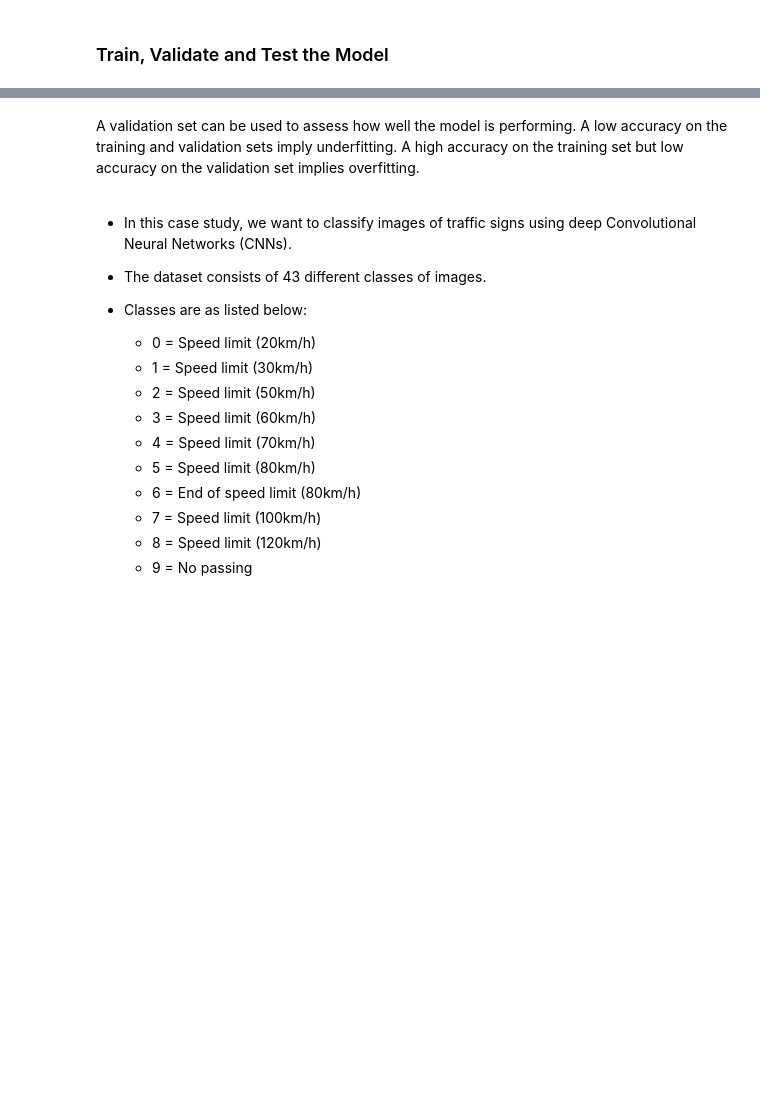
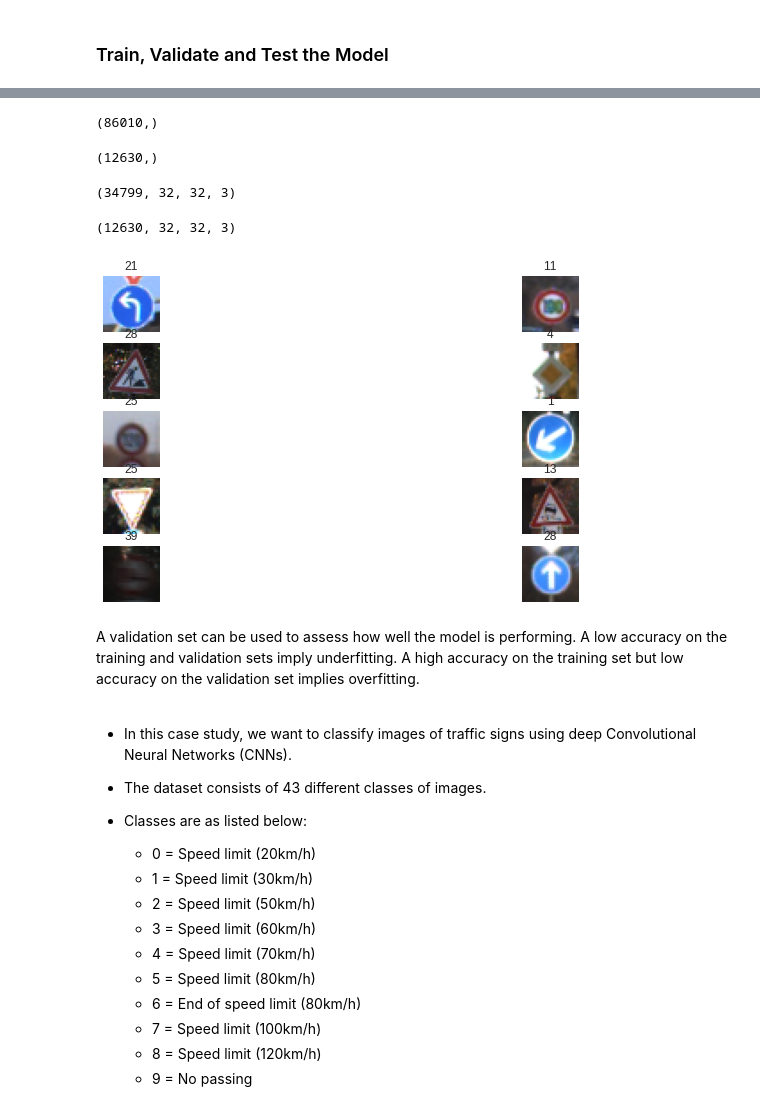
Before and after one commit to hayari/GoMyCodeML, a Jupyter notebook: TODO__CheckPoint_Traffic_Sign_Classifier.ipynb, the cells around one changed output, grey strips where cells are left out. Saved outputs shown, nothing was run; the diff lists cells and outputs as text; code cells hidden in the pictures; blank space fills up the shorter version.

```diff
--- a/TODO__CheckPoint_Traffic_Sign_Classifier.ipynb
+++ b/TODO__CheckPoint_Traffic_Sign_Classifier.ipynb
@@ -528,10 +531,13 @@ _________________________________________________________________
 # %%
 
 #Training
-from keras.callbacks import EarlyStopping
-stopcallback = EarlyStopping(monitor='loss', patience=10,min_delta=0.001)
+from keras.callbacks import EarlyStopping, ModelCheckpoint
+stopcallbacks = [
+                EarlyStopping(monitor='loss', patience=10,min_delta=0.001),
+                ModelCheckpoint(filepath='model.{epoch:02d}-{val_loss:.2f}.h5')
+              ]
 
-history=model.fit(new_X_train,to_categorical(y_train,num_classes=n_classes),epochs=epochs,batch_size=batch_size,validation_data=(new_X_valid,Y_valid),callbacks=[stopcallback])
+history=model.fit(new_X_train,to_categorical(y_train,num_classes=n_classes),epochs=epochs,batch_size=batch_size,validation_data=(new_X_valid,Y_valid),callbacks=stopcallbacks)
 # %% [output]
 Train on 86010 samples, validate on 4410 samples
 Epoch 1/100
@@ -573,3 +593,41 @@ show_images (new_X_test,predicted_classes,rows,columns)
+# %%
+y_train.shape
+# %% [output]
+(86010,)
+# %%
+predicted_classes.shape
+# %% [output]
+(12630,)
+# %%
+X_train.shape
+# %% [output]
+(34799, 32, 32, 3)
+# %%
+X_test.shape
+# %% [output]
+(12630, 32, 32, 3)
+# %%
+# PLOT IMAGES WITH PREDICTED SIGNS
+def show_images_gray(X,Y,r,c):
+  fig, axs = plt.subplots(r,c, figsize=(15, 6))
+  fig.subplots_adjust(hspace = .2, wspace=.001)
+  axs = axs.ravel()
+
+  for i in range(r*c): # if rows = 2 and columns = 5 i should take 10 values
+      index = random.randint(0, len(X))
+
+      image = X[index]
+
+      axs[i].axis('off')
+      axs[i].imshow(image, cmap='gray', vmin=0, vmax=255)
+
+      axs[i].set_title(Y[index])
+  plt.show()
+rows = 5
+columns = 2
+show_images_gray(X_test,predicted_classes,rows,columns)
+# %% [output]
+[figure, added]
 # %% [markdown]
 A validation set can be used to assess how well the model is performing. A low accuracy on the training and validation
 sets imply underfitting. A high accuracy on the training set but low accuracy on the validation set implies overfitting.
```
Also changed, not shown: parts of 10 cells of this notebook.
